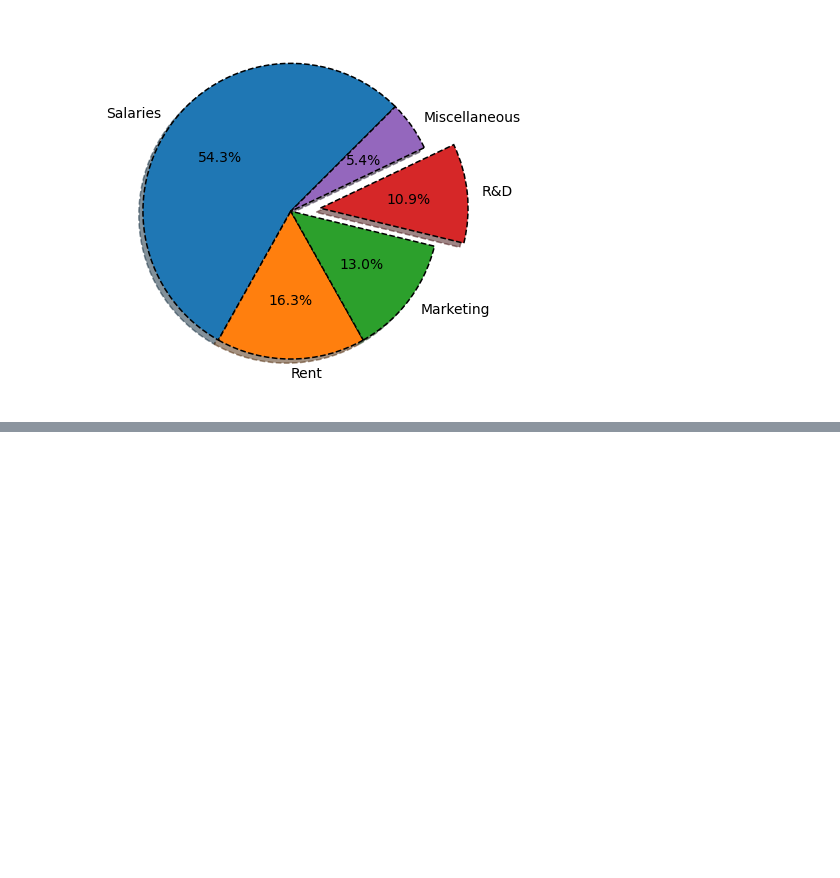
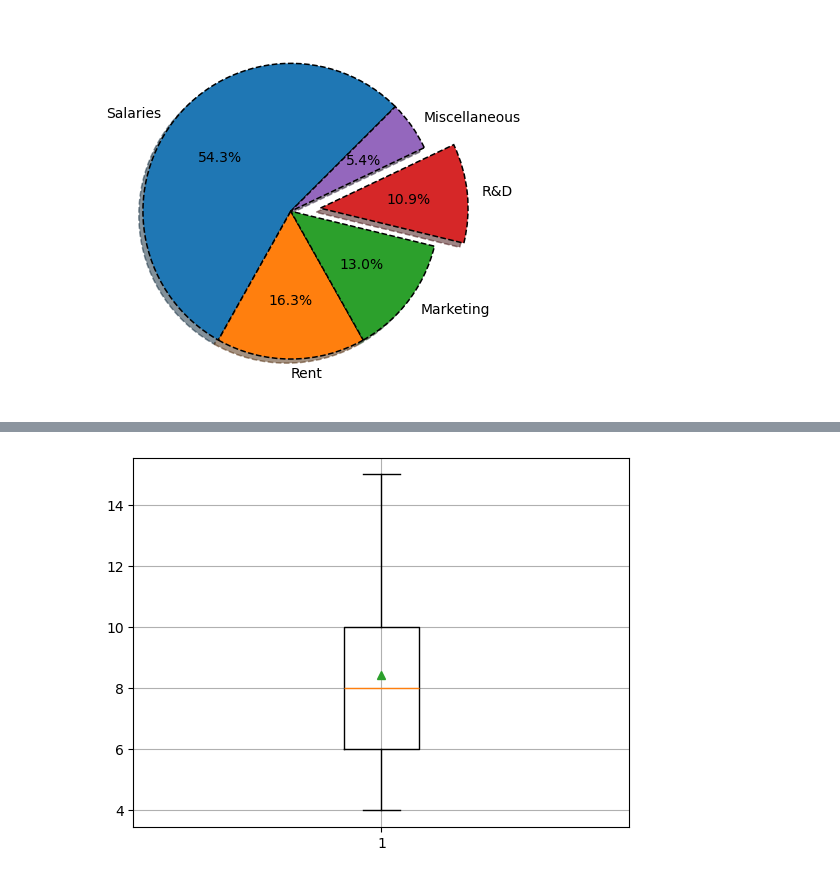
Before and after one commit to sneha2002-alt/Python_libraries, a Jupyter notebook: data_visualization/matplotlib.ipynb, the cells around one changed output, grey strips where cells are left out. Drawn from its saved outputs; the diff is of its cells as text; code cells hidden in the pictures; blank space fills up the shorter version.

```diff
--- a/data_visualization/matplotlib.ipynb
+++ b/data_visualization/matplotlib.ipynb
@@ -230,0 +290,8 @@ plt.show()
+# %%
+# Box Plot
+data = [7, 8, 5, 6, 9, 4, 10, 12, 15]
+
+plt.boxplot(data, showmeans = True)
+plt.grid(True)
+# %% [output]
+[figure, added]
```
Also changed, not shown: parts of 11 cells of this notebook, 2 other files.
